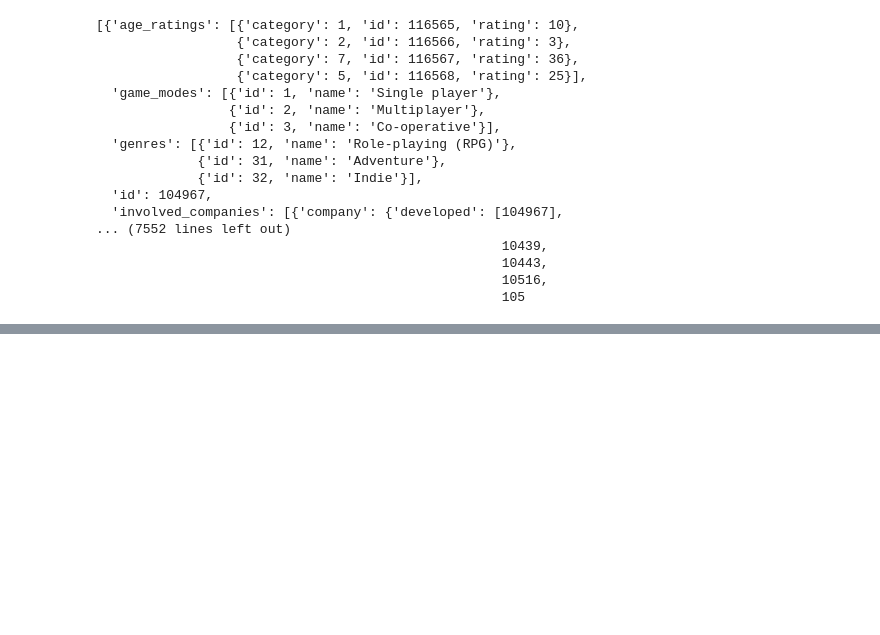
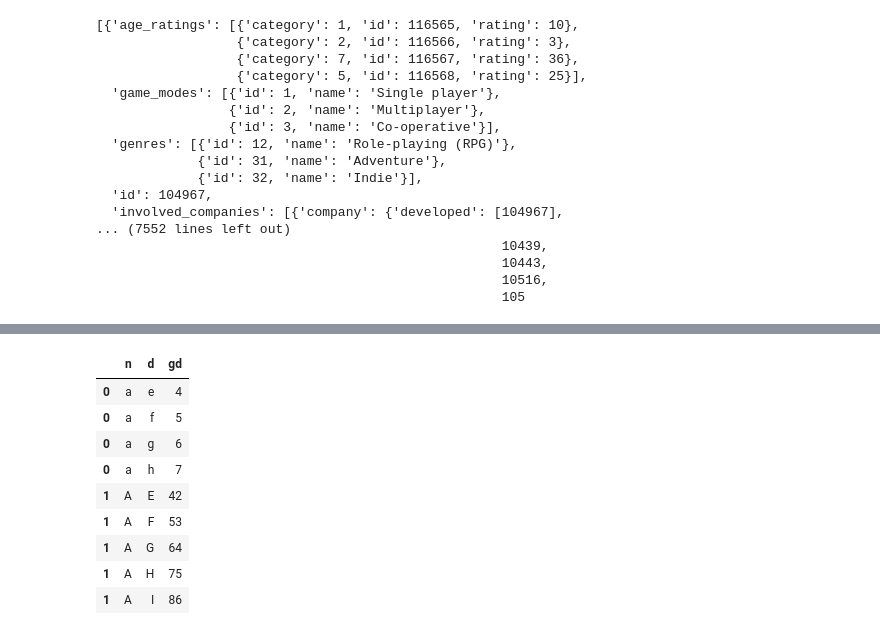
Before and after one commit to nlabern/Project_1_Steam_PC_, a Jupyter notebook: data_retrieval.ipynb, the cells around one changed output, grey strips where cells are left out. Cells and saved outputs as stored; diff of their text form; code cells hidden in the pictures; blank space fills up the shorter version.

```diff
--- a/data_retrieval.ipynb
+++ b/data_retrieval.ipynb
@@ -114,0 +190,14 @@ rel_date_reg_dict = {
+# %%
+df2 = df2.explode(list(df2.columns))
+df2
+# %% [output]
+|  | n | d | gd |
+| 0 | a | e | 4 |
+| 0 | a | f | 5 |
+| 0 | a | g | 6 |
+| 0 | a | h | 7 |
+| 1 | A | E | 42 |
+| 1 | A | F | 53 |
+| 1 | A | G | 64 |
+| 1 | A | H | 75 |
+| 1 | A | I | 86 |
```
Also changed, not shown: parts of 3 cells of this notebook.
